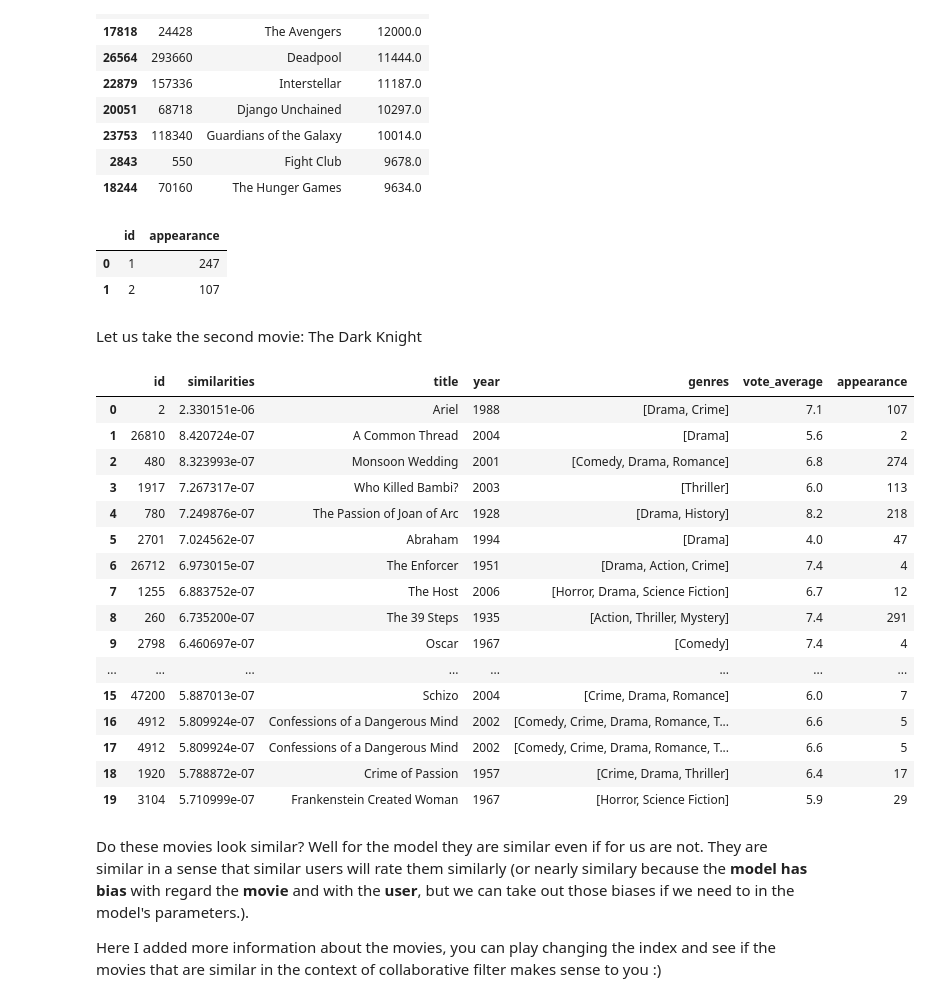
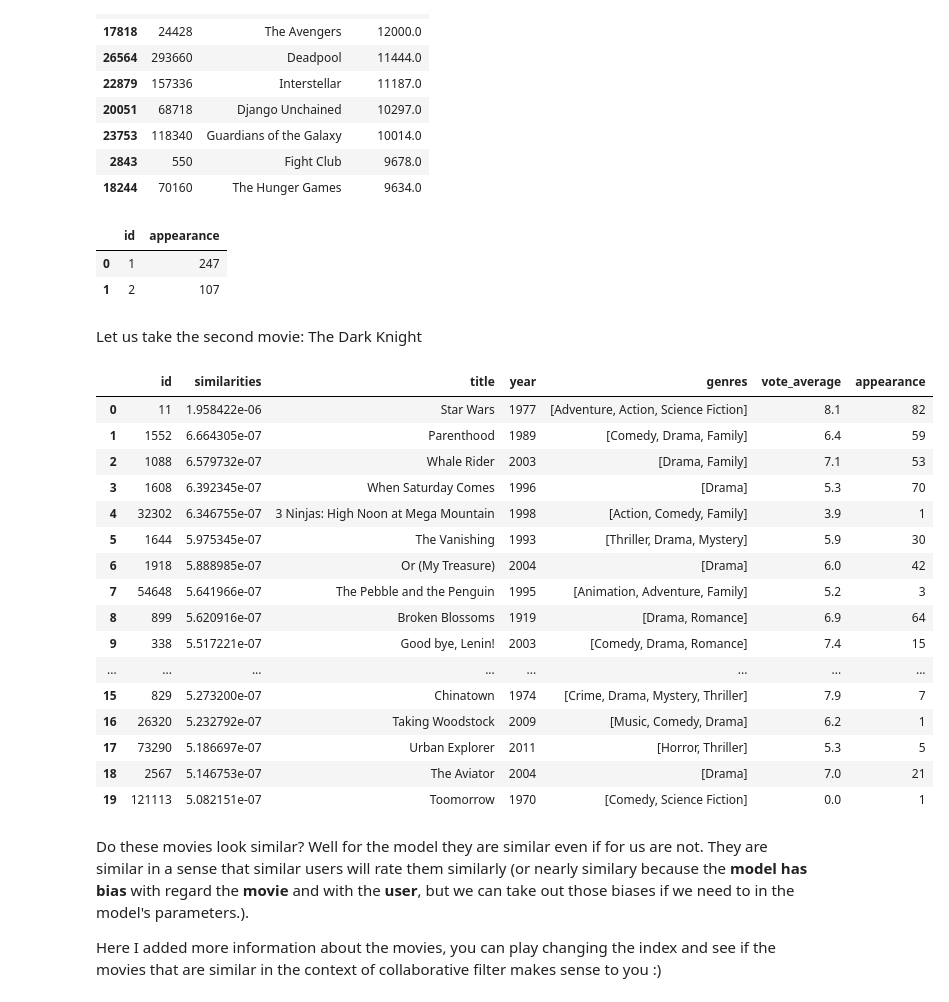
Before and after one commit to robertofuentesr/Useful_python_functions_ML, a Jupyter notebook: (10) recommender systems/(1) Collaborative Filtering.ipynb, the cells around one changed output. Drawn from its saved outputs; the diff is of its cells as text; code cells hidden in the pictures.

```diff
--- a/(10) recommender systems/(1) Collaborative Filtering.ipynb
+++ b/(10) recommender systems/(1) Collaborative Filtering.ipynb
@@ -201,18 +201,18 @@ X_full[['id','original_title','vote_count']].sort_values(by='vote_count',ascendi
 | 23753 | 118340 | Guardians of the Galaxy | 10014.0 |
 | 2843 | 550 | Fight Club | 9678.0 |
 | 18244 | 70160 | The Hunger Games | 9634.0 |
-# %%
-# let us see how many times each movie apears on X so that we know how many chances they got to get evaluated
-count_appearance = X[['userId', 'movieId']].groupby('movieId').count().reset_index(drop=False)
-count_appearance['id'] = count_appearance['movieId']
-count_appearance['appearance'] = count_appearance['userId']
-del count_appearance['userId']
-del count_appearance['movieId']
-count_appearance.head(2)
-# %% [output]
-|  | id | appearance |
-| 0 | 1 | 247 |
-| 1 | 2 | 107 |
+# %%
+# let us see how many times each movie apears on X so that we know how many chances they got to get evaluated
+count_appearance = X[['userId', 'movieId']].groupby('movieId').count().reset_index(drop=False)
+count_appearance['id'] = count_appearance['movieId']
+count_appearance['appearance'] = count_appearance['userId']
+del count_appearance['userId']
+del count_appearance['movieId']
+count_appearance.head(2)
+# %% [output]
+|  | id | appearance |
+| 0 | 1 | 247 |
+| 1 | 2 | 107 |
 # %% [markdown]
 Let us take the second movie: The Dark Knight
 # %%
@@ -234,26 +234,26 @@ def get_similar_movies(index_movie,movie_matrix,X_full,X,count_appearance):
     df_similarities = df_similarities.merge(count_appearance[['id','appearance']] ,on='id',how='left')
     return df_similarities
 # %%
-df_similarities = get_similar_movies(2,movie_matrix,X_full,X,count_appearance)
+df_similarities = get_similar_movies(11,movie_matrix,X_full,X,count_appearance)
 df_similarities.head(20)
 # %% [output]
 |  | id | similarities | title | year | genres | vote_average | appearance |
-| 0 | 2 | 2.330151e-06 | Ariel | 1988 | [Drama, Crime] | 7.1 | 107 |
-| 1 | 26810 | 8.420724e-07 | A Common Thread | 2004 | [Drama] | 5.6 | 2 |
-| 2 | 480 | 8.323993e-07 | Monsoon Wedding | 2001 | [Comedy, Drama, Romance] | 6.8 | 274 |
-| 3 | 1917 | 7.267317e-07 | Who Killed Bambi? | 2003 | [Thriller] | 6.0 | 113 |
-| 4 | 780 | 7.249876e-07 | The Passion of Joan of Arc | 1928 | [Drama, History] | 8.2 | 218 |
-| 5 | 2701 | 7.024562e-07 | Abraham | 1994 | [Drama] | 4.0 | 47 |
-| 6 | 26712 | 6.973015e-07 | The Enforcer | 1951 | [Drama, Action, Crime] | 7.4 | 4 |
-| 7 | 1255 | 6.883752e-07 | The Host | 2006 | [Horror, Drama, Science Fiction] | 6.7 | 12 |
-| 8 | 260 | 6.735200e-07 | The 39 Steps | 1935 | [Action, Thriller, Mystery] | 7.4 | 291 |
-| 9 | 2798 | 6.460697e-07 | Oscar | 1967 | [Comedy] | 7.4 | 4 |
+| 0 | 11 | 1.958422e-06 | Star Wars | 1977 | [Adventure, Action, Science Fiction] | 8.1 | 82 |
+| 1 | 1552 | 6.664305e-07 | Parenthood | 1989 | [Comedy, Drama, Family] | 6.4 | 59 |
+| 2 | 1088 | 6.579732e-07 | Whale Rider | 2003 | [Drama, Family] | 7.1 | 53 |
+| 3 | 1608 | 6.392345e-07 | When Saturday Comes | 1996 | [Drama] | 5.3 | 70 |
+| 4 | 32302 | 6.346755e-07 | 3 Ninjas: High Noon at Mega Mountain | 1998 | [Action, Comedy, Family] | 3.9 | 1 |
+| 5 | 1644 | 5.975345e-07 | The Vanishing | 1993 | [Thriller, Drama, Mystery] | 5.9 | 30 |
+| 6 | 1918 | 5.888985e-07 | Or (My Treasure) | 2004 | [Drama] | 6.0 | 42 |
+| 7 | 54648 | 5.641966e-07 | The Pebble and the Penguin | 1995 | [Animation, Adventure, Family] | 5.2 | 3 |
+| 8 | 899 | 5.620916e-07 | Broken Blossoms | 1919 | [Drama, Romance] | 6.9 | 64 |
+| 9 | 338 | 5.517221e-07 | Good bye, Lenin! | 2003 | [Comedy, Drama, Romance] | 7.4 | 15 |
 | ... | ... | ... | ... | ... | ... | ... | ... |
-| 15 | 47200 | 5.887013e-07 | Schizo | 2004 | [Crime, Drama, Romance] | 6.0 | 7 |
-| 16 | 4912 | 5.809924e-07 | Confessions of a Dangerous Mind | 2002 | [Comedy, Crime, Drama, Romance, T... | 6.6 | 5 |
-| 17 | 4912 | 5.809924e-07 | Confessions of a Dangerous Mind | 2002 | [Comedy, Crime, Drama, Romance, T... | 6.6 | 5 |
-| 18 | 1920 | 5.788872e-07 | Crime of Passion | 1957 | [Crime, Drama, Thriller] | 6.4 | 17 |
-| 19 | 3104 | 5.710999e-07 | Frankenstein Created Woman | 1967 | [Horror, Science Fiction] | 5.9 | 29 |
+| 15 | 829 | 5.273200e-07 | Chinatown | 1974 | [Crime, Drama, Mystery, Thriller] | 7.9 | 7 |
+| 16 | 26320 | 5.232792e-07 | Taking Woodstock | 2009 | [Music, Comedy, Drama] | 6.2 | 1 |
+| 17 | 73290 | 5.186697e-07 | Urban Explorer | 2011 | [Horror, Thriller] | 5.3 | 5 |
+| 18 | 2567 | 5.146753e-07 | The Aviator | 2004 | [Drama] | 7.0 | 21 |
+| 19 | 121113 | 5.082151e-07 | Toomorrow | 1970 | [Comedy, Science Fiction] | 0.0 | 1 |
 # %% [markdown]
 Do these movies look similar? Well for the model they are similar even if for us are not. They are similar in a sense that similar users will rate them similarly (or nearly similary because the **model has bias** with regard the **movie** and with the **user**, but we can take out those biases if we need to in the model's parameters.).
 
```
